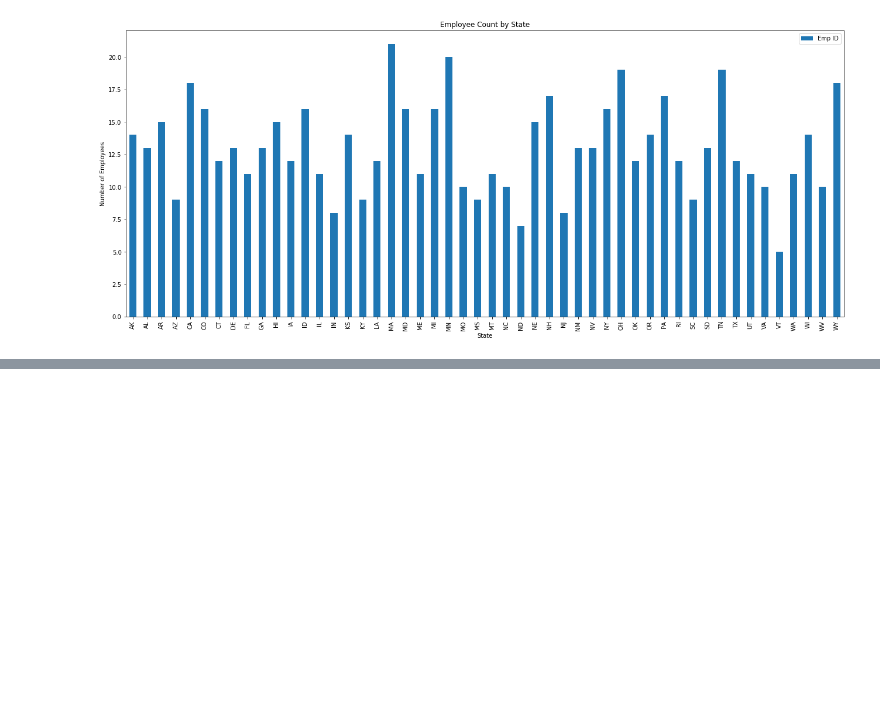
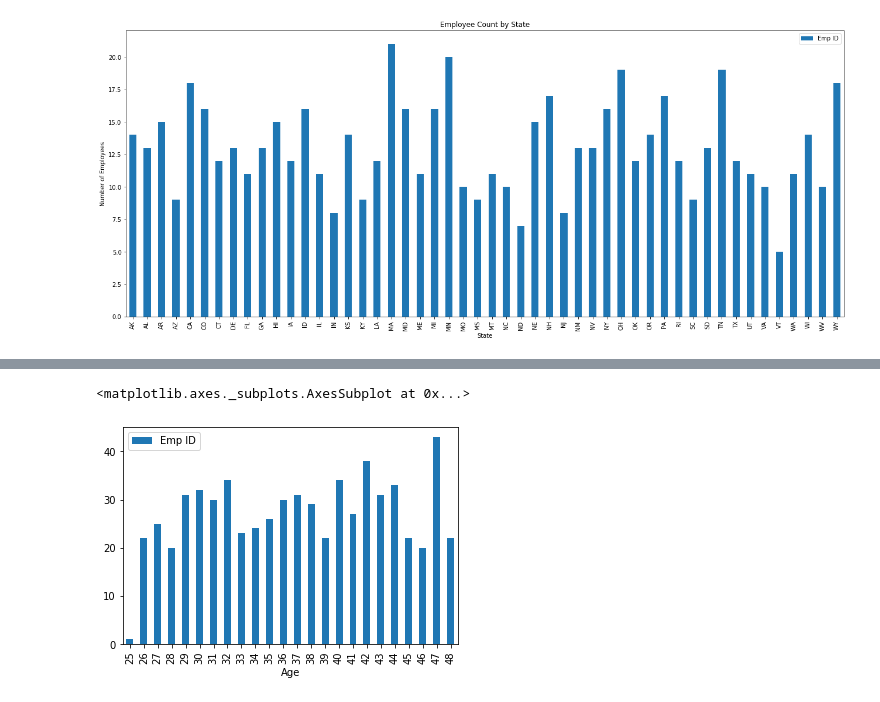
Before and after one commit to camiloibanez/python-challenge, a Jupyter notebook: Employee Plotting.ipynb, the cells around one changed output, grey strips where cells are left out. Cells and saved outputs as stored; diff of their text form; code cells hidden in the pictures; blank space fills up the shorter version.

Commit message:
employee by age plot

```diff
--- a/Employee Plotting.ipynb
+++ b/Employee Plotting.ipynb
@@ -29,3 +31,19 @@ plt.ylabel("Number of Employees")
 # %% [output]
 Text(0, 0.5, 'Number of Employees')
 [figure]
+# %%
+ages = []
+birthdays = []
+
+for i in np.arange(0, len(employee_df)):
+    date = datetime.strptime(employee_df.loc[i,["DOB"]][0], "%m/%d/%Y")
+    year_of_birth = date.strftime("%Y")
+    this_year = datetime.today().strftime("%Y")
+    age = int(this_year) - int(year_of_birth)
+    ages.append(age)
+    birthday = date.strftime("%m/%d")
+    birthdays.append(birthday)
+# %%
+employee_df["Age"] = ages
+employee_df["Birthday"] = birthdays
+employee_df.head()
@@ -31,0 +57,3 @@ Text(0, 0.5, 'Number of Employees')
+# %%
+groupby_age_employee_df = employee_df.groupby("Age").count()
+groupby_age_employee_df.head()
@@ -31,0 +68,5 @@ Text(0, 0.5, 'Number of Employees')
+# %%
+groupby_age_employee_df.plot(kind="bar", y="Emp ID", )
+# %% [output]
+<matplotlib.axes._subplots.AxesSubplot at 0x...>
+[figure, added]
```
Also changed, not shown: parts of 3 cells of this notebook.
